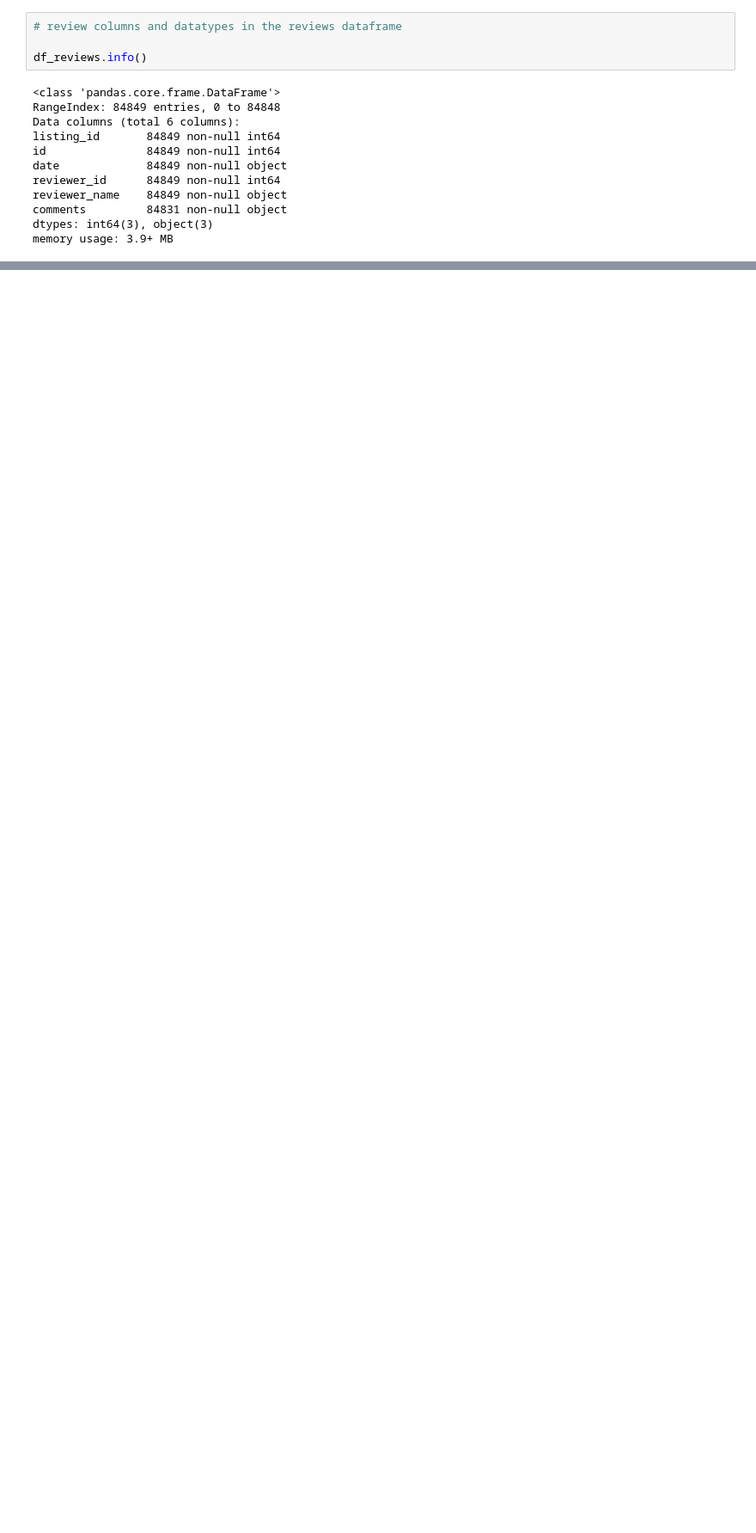
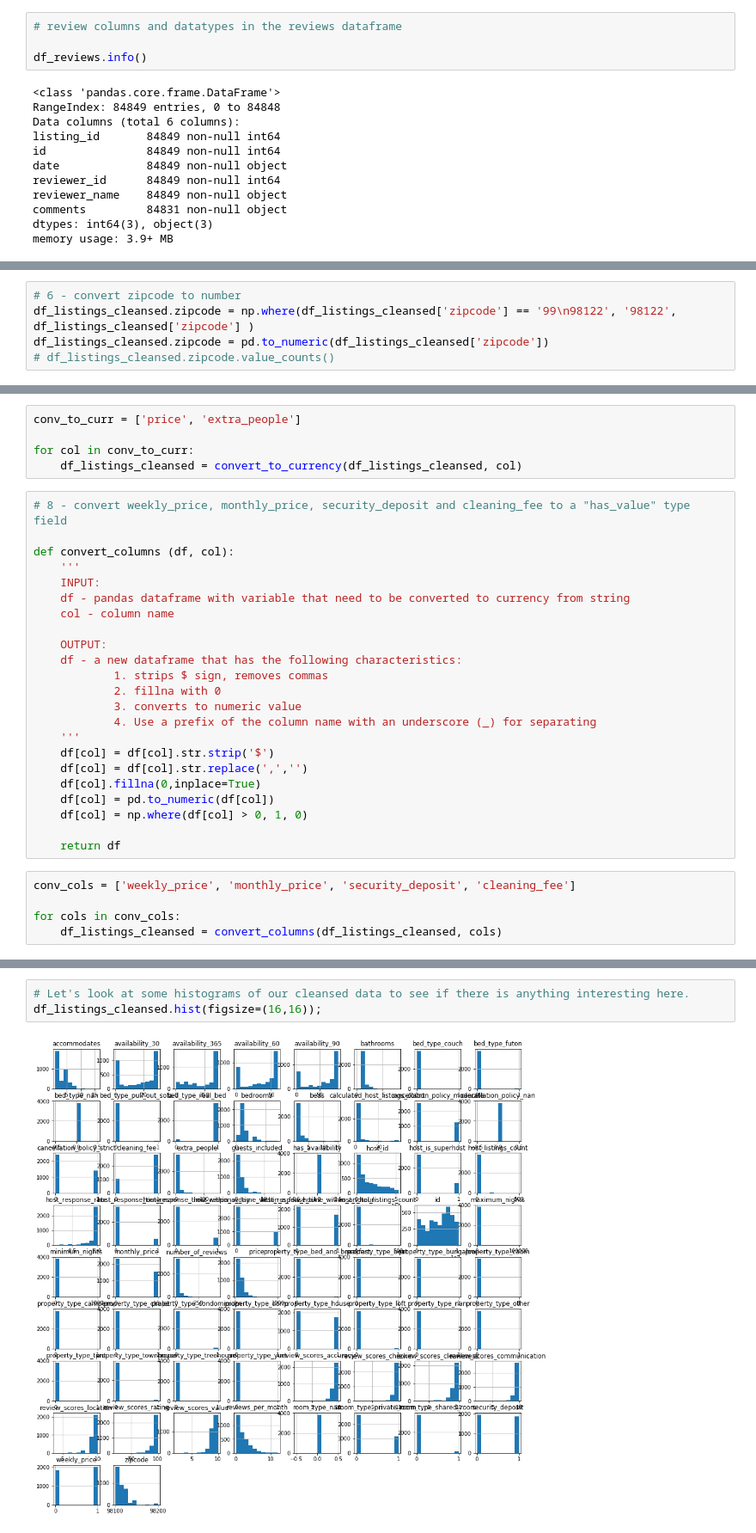
Before and after one commit to cherrde/data-scientist-project-1, a Jupyter notebook: data-scientist-project-1.ipynb, the cells around one changed output, grey strips where cells are left out. Shown at 86% size. Cells and saved outputs as stored; diff of their text form; blank space fills up the shorter version.

```diff
--- a/data-scientist-project-1.ipynb
+++ b/data-scientist-project-1.ipynb
@@ -143,0 +300,5 @@ memory usage: 3.9+ MB
+# %%
+# 6 - convert zipcode to number
+df_listings_cleansed.zipcode = np.where(df_listings_cleansed['zipcode'] == '99\n98122', '98122', df_listings_cleansed['zipcode'] )
+df_listings_cleansed.zipcode = pd.to_numeric(df_listings_cleansed['zipcode'])
+# df_listings_cleansed.zipcode.value_counts()
@@ -143,0 +326,33 @@ memory usage: 3.9+ MB
+# %%
+conv_to_curr = ['price', 'extra_people']
+
+for col in conv_to_curr:
+    df_listings_cleansed = convert_to_currency(df_listings_cleansed, col)
+# %%
+# 8 - convert weekly_price, monthly_price, security_deposit and cleaning_fee to a "has_value" type field
+
+def convert_columns (df, col):
+    '''
+    INPUT:
+    df - pandas dataframe with variable that need to be converted to currency from string
+    col - column name
+
+    OUTPUT:
+    df - a new dataframe that has the following characteristics:
+            1. strips $ sign, removes commas
+            2. fillna with 0
+            3. converts to numeric value
+            4. Use a prefix of the column name with an underscore (_) for separating
+    '''
+    df[col] = df[col].str.strip('$')
+    df[col] = df[col].str.replace(',','')
+    df[col].fillna(0,inplace=True)
+    df[col] = pd.to_numeric(df[col])
+    df[col] = np.where(df[col] > 0, 1, 0)
+
+    return df
+# %%
+conv_cols = ['weekly_price', 'monthly_price', 'security_deposit', 'cleaning_fee']
+
+for cols in conv_cols:
+    df_listings_cleansed = convert_columns(df_listings_cleansed, cols)
@@ -143,0 +392,5 @@ memory usage: 3.9+ MB
+# %%
+# Let's look at some histograms of our cleansed data to see if there is anything interesting here.
+df_listings_cleansed.hist(figsize=(16,16));
+# %% [output]
+[figure, added]
```
Also changed, not shown: parts of 41 cells of this notebook.
